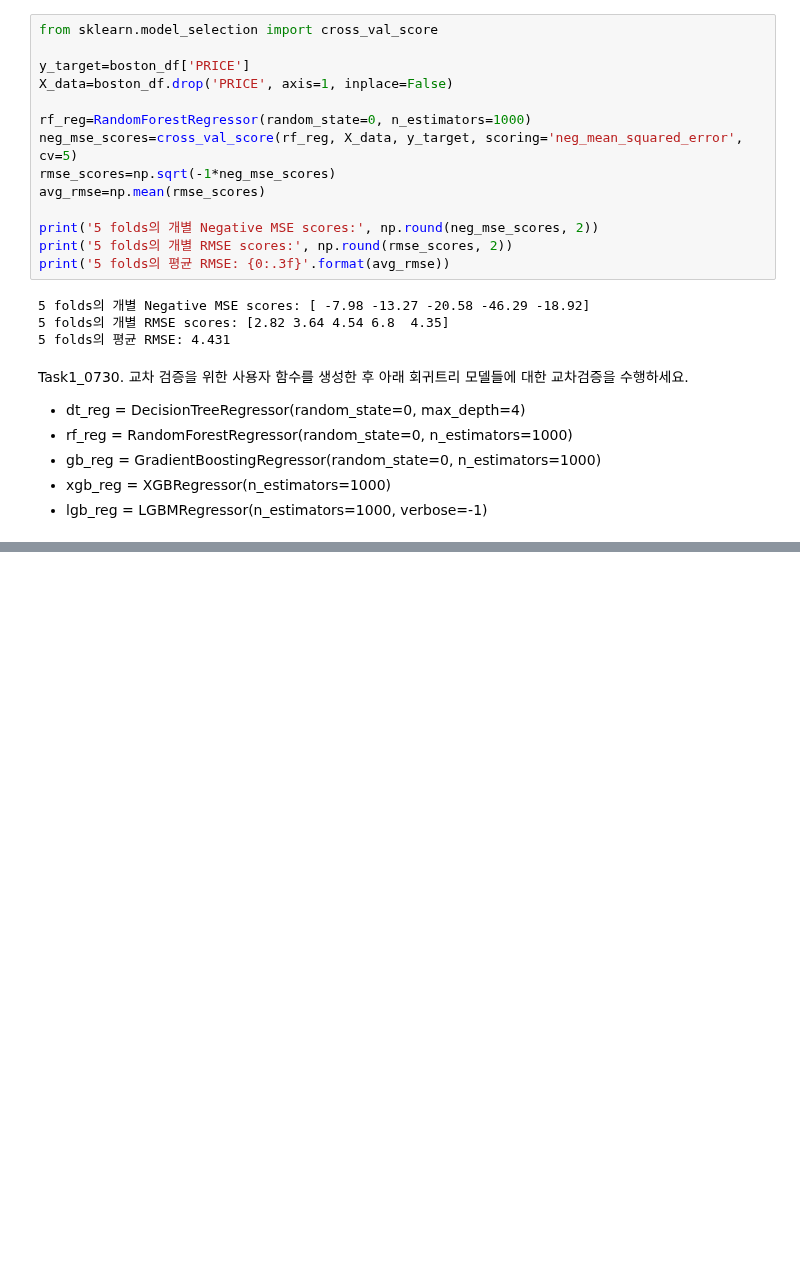
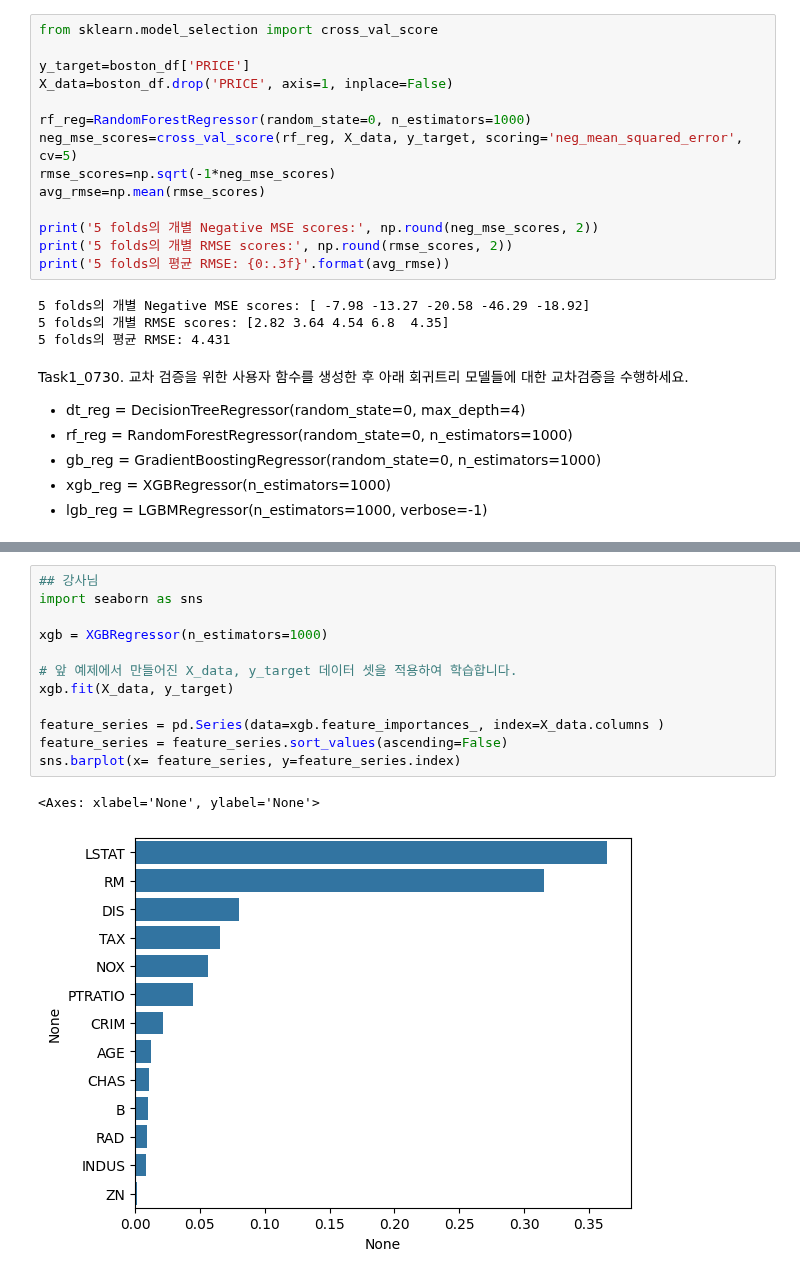
Before and after one commit to H-wooks/KITA_2024, a Jupyter notebook: M5_MachineLearning/06_ML_회귀.ipynb, the cells around one changed output, grey strips where cells are left out. Cells and saved outputs as stored; diff of their text form; blank space fills up the shorter version.

```diff
--- a/M5_MachineLearning/06_ML_회귀.ipynb
+++ b/M5_MachineLearning/06_ML_회귀.ipynb
@@ -1534,0 +1698,15 @@ Task1_0730. 교차 검증을 위한 사용자 함수를 생성한 후 아래 회
+# %%
+## 강사님
+import seaborn as sns
+
+xgb = XGBRegressor(n_estimators=1000)
+
+# 앞 예제에서 만들어진 X_data, y_target 데이터 셋을 적용하여 학습합니다.
+xgb.fit(X_data, y_target)
+
+feature_series = pd.Series(data=xgb.feature_importances_, index=X_data.columns )
+feature_series = feature_series.sort_values(ascending=False)
+sns.barplot(x= feature_series, y=feature_series.index)
+# %% [output]
+<Axes: xlabel='None', ylabel='None'>
+[figure, added]
```
Also changed, not shown: parts of 16 cells of this notebook, 9 other files.
